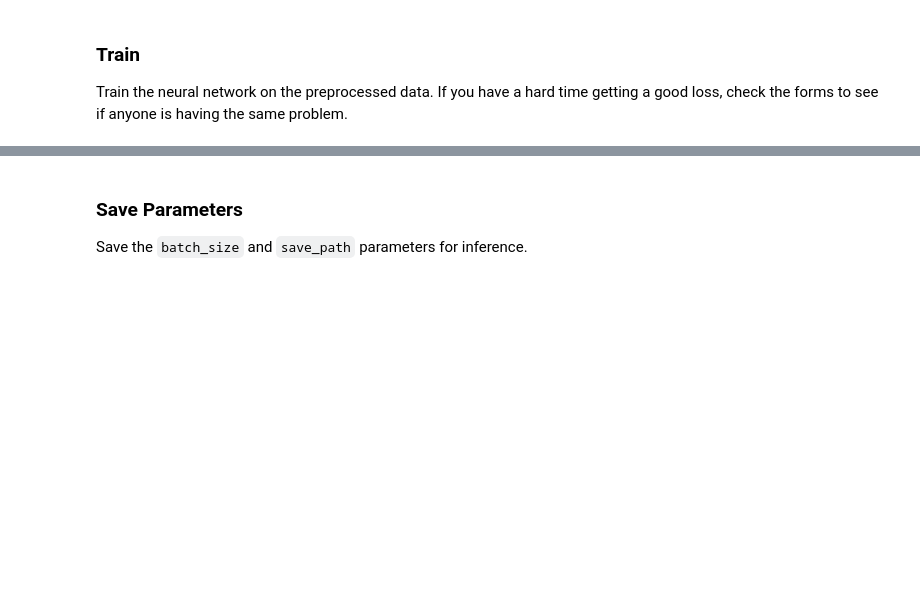
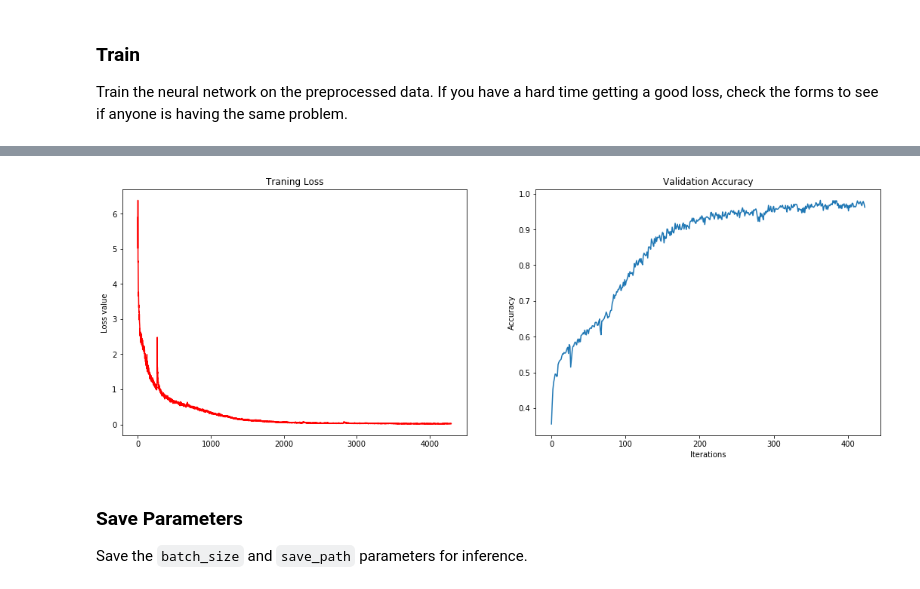
Before and after one commit to smruties/deep-learning, a Jupyter notebook: language-translation/dlnd_language_translation.ipynb, the cells around one changed output, grey strips where cells are left out. Drawn from its saved outputs; the diff is of its cells as text; code cells hidden in the pictures; blank space fills up the shorter version.

```diff
--- a/language-translation/dlnd_language_translation.ipynb
+++ b/language-translation/dlnd_language_translation.ipynb
@@ -348,9 +336,10 @@ def decoding_layer_infer(encoder_state, dec_cell, dec_embeddings, start_of_seque
     :return: BasicDecoderOutput containing inference logits and sample_id
     """
     # TODO: Implement Function
-    helper = tf.contrib.seq2seq.GreedyEmbeddingHelper(dec_embeddings, [start_of_sequence_id]*batch_size, end_of_sequence_id)
+    start_tokens = tf.tile(tf.constant([start_of_sequence_id], dtype=tf.int32), [batch_size], name='start_tokens')
+    helper = tf.contrib.seq2seq.GreedyEmbeddingHelper(dec_embeddings, start_tokens, end_of_sequence_id)
     decoder = tf.contrib.seq2seq.BasicDecoder(dec_cell, helper, encoder_state, output_layer)
-    final_outputs, final_state, final_sequence_lengths = tf.contrib.seq2seq.dynamic_decode(decoder)
+    final_outputs, _ = tf.contrib.seq2seq.dynamic_decode(decoder, impute_finished=True, maximum_iterations=max_target_sequence_length)
     return final_outputs
 
 
@@ -409,11 +398,11 @@ def decoding_layer(dec_input, encoder_state,
     dec_cell = tf.contrib.rnn.MultiRNNCell([build_cell(rnn_size, keep_prob) for _ in range(num_layers)])
 
     from tensorflow.python.layers.core import Dense
-    output_layer = Dense(units=target_vocab_size)
+    output_layer = Dense(units=target_vocab_size, kernel_initializer=tf.truncated_normal_initializer(mean = 0.0, stddev=0.1))
 
     with tf.variable_scope("training") as training_scope:
         logits_t = decoding_layer_train(encoder_state, dec_cell, dec_embed_input, target_sequence_length, max_target_sequence_length, output_layer, keep_prob)
-    with tf.variable_scope("inference") as inference_scope:
+    with tf.variable_scope("training", reuse=True) as inference_scope:
         logits_i = decoding_layer_infer(encoder_state, dec_cell, dec_embeddings, start_of_sequence_id, end_of_sequence_id, max_target_sequence_length, target_vocab_size, output_layer, batch_size, keep_prob)
     return logits_t, logits_i
 
@@ -485,21 +474,21 @@ Tune the following parameters:
 - Set `display_step` to state how many steps between each debug output statement
 # %%
 # Number of Epochs
-epochs = 16
+epochs = 8
 # Batch Size
-batch_size = 64
+batch_size = 256
 # RNN Size
-rnn_size = 32
+rnn_size = 512
 # Number of Layers
-num_layers = 2
+num_layers = 4
 # Embedding Size
-encoding_embedding_size = 64
-decoding_embedding_size = 64
+encoding_embedding_size = 256
+decoding_embedding_size = 256
 # Learning Rate
-learning_rate = 0.01
+learning_rate = 0.001
 # Dropout Keep Probability
-keep_probability = 0.5
-display_step = 1
+keep_probability = 0.75
+display_step = 10
 # %% [markdown]
 ### Build the Graph
 Build the graph using the neural network you implemented.
@@ -628,6 +617,8 @@ valid_target = target_int_text[:batch_size]
 with tf.Session(graph=train_graph) as sess:
     sess.run(tf.global_variables_initializer())
 
+    loss_list = []
+    valid_acc_list = []
     for epoch_i in range(epochs):
         for batch_i, (source_batch, target_batch, sources_lengths, targets_lengths) in enumerate(
                 get_batches(train_source, train_target, batch_size,
@@ -643,7 +634,7 @@ with tf.Session(graph=train_graph) as sess:
                  source_sequence_length: sources_lengths,
                  keep_prob: keep_probability})
 
-
+            loss_list.append(loss)
             if batch_i % display_step == 0 and batch_i > 0:
 
 
@@ -665,6 +656,7 @@ with tf.Session(graph=train_graph) as sess:
                 train_acc = get_accuracy(target_batch, batch_train_logits)
 
                 valid_acc = get_accuracy(valid_targets_batch, batch_valid_logits)
+                valid_acc_list.append(valid_acc)
 
                 print('Epoch {:>3} Batch {:>4}/{} - Train Accuracy: {:>6.4f}, Validation Accuracy: {:>6.4f}, Loss: {:>6.4f}'
                       .format(epoch_i, batch_i, len(source_int_text) // batch_size, train_acc, valid_acc, loss))
@@ -676,3 +686,18 @@ with tf.Session(graph=train_graph) as sess:
+# %%
+# Visualize the loss and accuracy
+import matplotlib.pyplot as plt
+f, (ax1, ax2) = plt.subplots(1, 2, figsize=(18, 6))
+ax1.plot(loss_list, color='red')
+ax1.set_title('Traning Loss')
+ax1.set_ylabel('Loss value')
+
+ax2.plot(valid_acc_list)
+ax2.set_xlabel('Iterations')
+ax2.set_ylabel('Accuracy')
+ax2.set_title('Validation Accuracy')
+plt.show()
+# %% [output]
+[figure, added]
 # %% [markdown]
 ### Save Parameters
 Save the `batch_size` and `save_path` parameters for inference.
```
Also changed, not shown: parts of 7 cells of this notebook, 2 other files.
